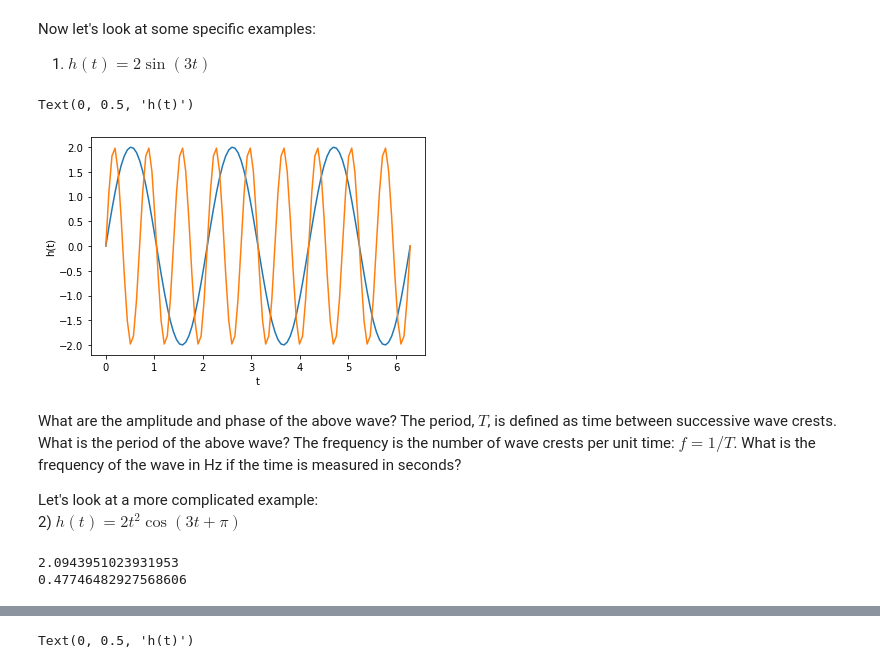
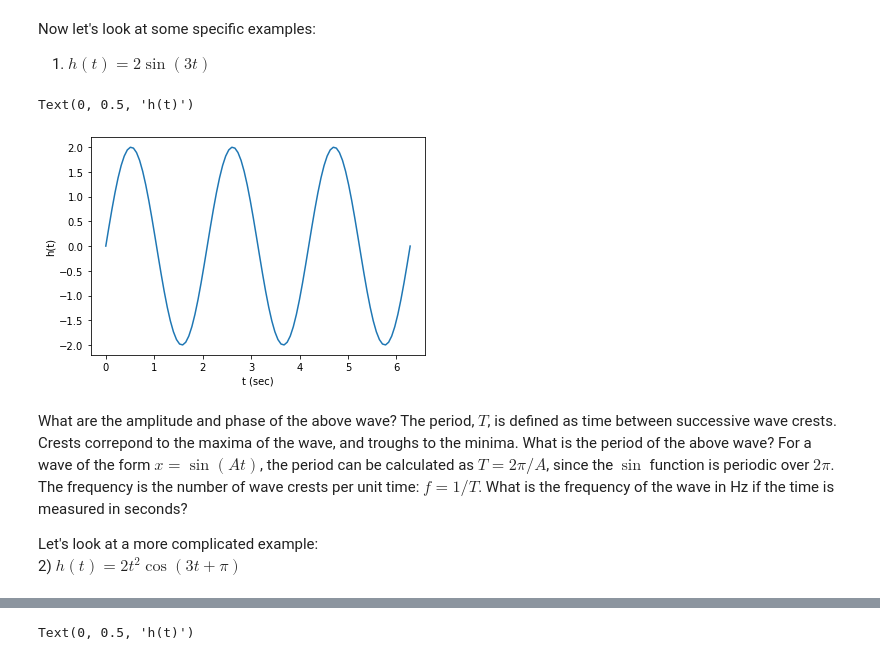
Before and after one commit to asb5468/warrior_scholars, a Jupyter notebook: intro_to_waves.ipynb, the cells around one changed output, grey strips where cells are left out. Saved outputs shown, nothing was run; the diff lists cells and outputs as text; code cells hidden in the pictures.

```diff
--- a/intro_to_waves.ipynb
+++ b/intro_to_waves.ipynb
@@ -47,27 +49,17 @@ Now let's look at some specific examples:
 1) $h(t) = 2\sin(3t)$
 # %%
 h = 2*np.sin(3*t)
-h4 = 2*np.sin(9*t)
 plt.plot(t, h)
-plt.plot(t, h4)
-plt.xlabel('t')
+plt.xlabel('t (sec)')
 plt.ylabel('h(t)')
 # %% [output]
 Text(0, 0.5, 'h(t)')
-[figure, old version]
+[figure, new version]
 # %% [markdown]
-What are the amplitude and phase of the above wave? The period, $T$, is defined as time between successive wave crests. What is the period of the above wave? The frequency is the number of wave crests per unit time: $f = 1/T$. What is the frequency of the wave in Hz if the time is measured in seconds?
+What are the amplitude and phase of the above wave? The period, $T$, is defined as time between successive wave crests. Crests correpond to the maxima of the wave, and troughs to the minima. What is the period of the above wave? For a wave of the form $x = \sin(At)$, the period can be calculated as $T = 2\pi/A$, since the $\sin$ function is periodic over $2\pi$. The frequency is the number of wave crests per unit time: $f = 1/T$. What is the frequency of the wave in Hz if the time is measured in seconds?
 
 Let's look at a more complicated example:
 2) $h(t) = 2t^{2}\cos(3t+\pi)$
-# %%
-T = 2*np.pi/3
-print(T)
-f = 1./T
-print(f)
-# %% [output]
-2.0943951023931953
-0.47746482927568606
 # %%
 h2 = 2*t**2*np.cos(3*t+np.pi)
 plt.plot(t,h2)
```
Also changed, not shown: parts of 7 cells of this notebook, 1 other file.
